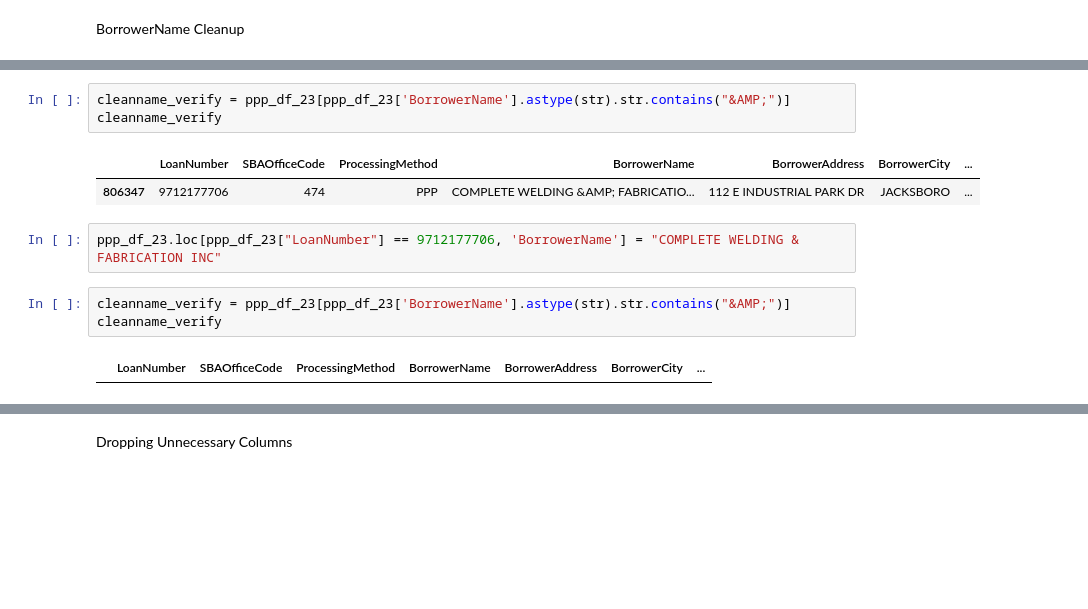
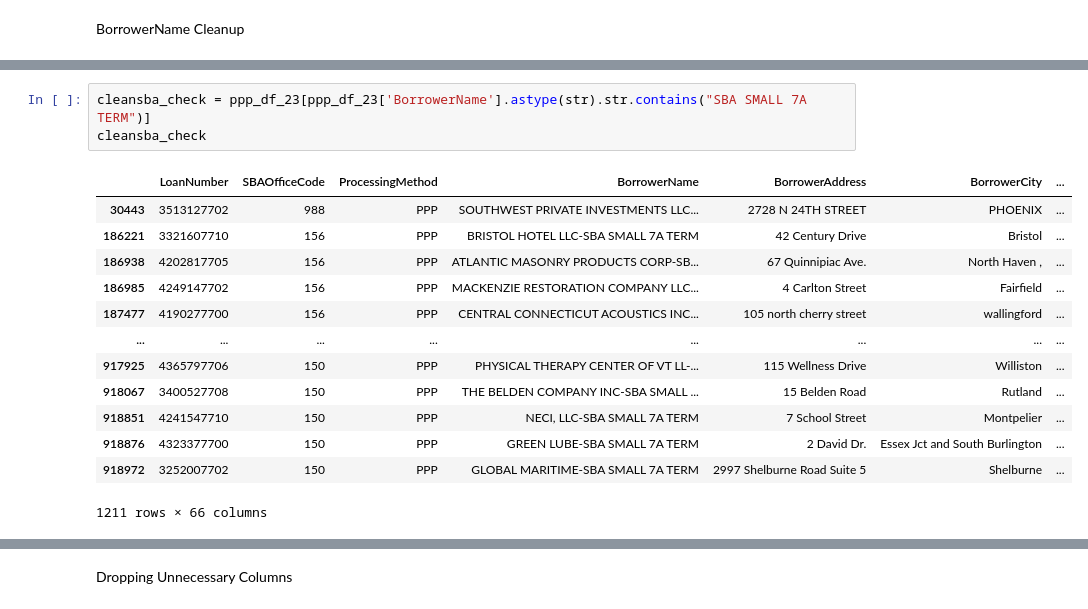
Before and after one commit to cspence001/mapdata_finalization_notebooks, a Jupyter notebook: main_label_pipe_23.ipynb, the cells around one changed output, grey strips where cells are left out. Drawn from its saved outputs; the diff is of its cells as text; blank space fills up the shorter version.

```diff
--- a/main_label_pipe_23.ipynb
+++ b/main_label_pipe_23.ipynb
@@ -1208,13 +1204,17 @@ ppp_df_23
 # %%
-cleanname_verify = ppp_df_23[ppp_df_23['BorrowerName'].astype(str).str.contains("&AMP;")]
-cleanname_verify
+cleansba_check = ppp_df_23[ppp_df_23['BorrowerName'].astype(str).str.contains("SBA SMALL 7A TERM")]
+cleansba_check
 # %% [output]
 |  | LoanNumber | SBAOfficeCode | ProcessingMethod | BorrowerName | BorrowerAddress | BorrowerCity | ... |
-| 806347 | 9712177706 | 474 | PPP | COMPLETE WELDING &AMP; FABRICATIO... | 112 E INDUSTRIAL PARK DR | JACKSBORO | ... |
+| 30443 | 3513127702 | 988 | PPP | SOUTHWEST PRIVATE INVESTMENTS LLC... | 2728 N 24TH STREET | PHOENIX | ... |
+| 186221 | 3321607710 | 156 | PPP | BRISTOL HOTEL LLC-SBA SMALL 7A TERM | 42 Century Drive | Bristol | ... |
+| 186938 | 4202817705 | 156 | PPP | ATLANTIC MASONRY PRODUCTS CORP-SB... | 67 Quinnipiac Ave. | North Haven , | ... |
+| 186985 | 4249147702 | 156 | PPP | MACKENZIE RESTORATION COMPANY LLC... | 4 Carlton Street | Fairfield | ... |
+| 187477 | 4190277700 | 156 | PPP | CENTRAL CONNECTICUT ACOUSTICS INC... | 105 north cherry street | wallingford | ... |
+| ... | ... | ... | ... | ... | ... | ... | ... |
+| 917925 | 4365797706 | 150 | PPP | PHYSICAL THERAPY CENTER OF VT LL-... | 115 Wellness Drive | Williston | ... |
+| 918067 | 3400527708 | 150 | PPP | THE BELDEN COMPANY INC-SBA SMALL ... | 15 Belden Road | Rutland | ... |
+| 918851 | 4241547710 | 150 | PPP | NECI, LLC-SBA SMALL 7A TERM | 7 School Street | Montpelier | ... |
+| 918876 | 4323377700 | 150 | PPP | GREEN LUBE-SBA SMALL 7A TERM | 2 David Dr. | Essex Jct and South Burlington | ... |
+| 918972 | 3252007702 | 150 | PPP | GLOBAL MARITIME-SBA SMALL 7A TERM | 2997 Shelburne Road Suite 5 | Shelburne | ... |
+1211 rows × 66 columns
-# %%
-ppp_df_23.loc[ppp_df_23["LoanNumber"] == 9712177706, 'BorrowerName'] = "COMPLETE WELDING & FABRICATION INC"
-# %%
-cleanname_verify = ppp_df_23[ppp_df_23['BorrowerName'].astype(str).str.contains("&AMP;")]
-cleanname_verify
-# %% [output]
-|  | LoanNumber | SBAOfficeCode | ProcessingMethod | BorrowerName | BorrowerAddress | BorrowerCity | ... |
```
Also changed, not shown: parts of 4 cells of this notebook, 22 other files.
